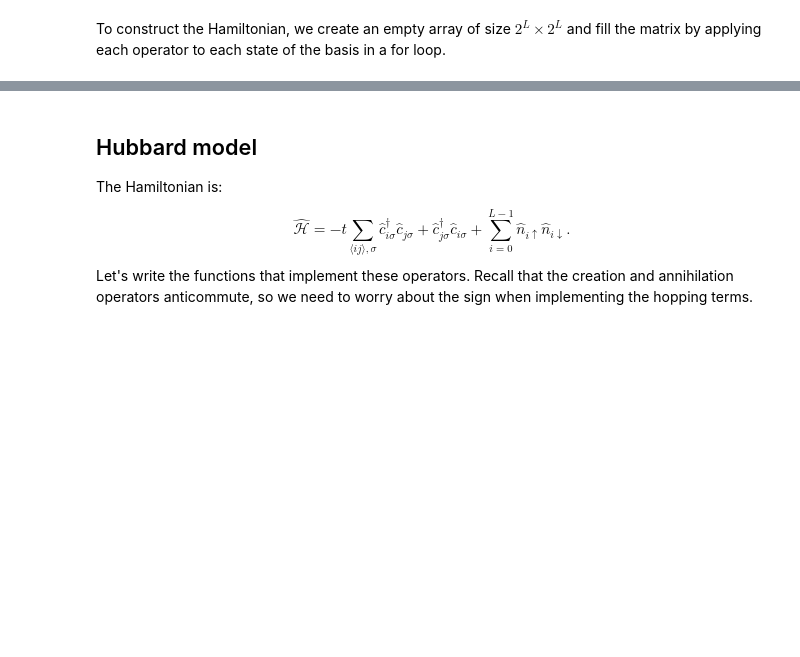
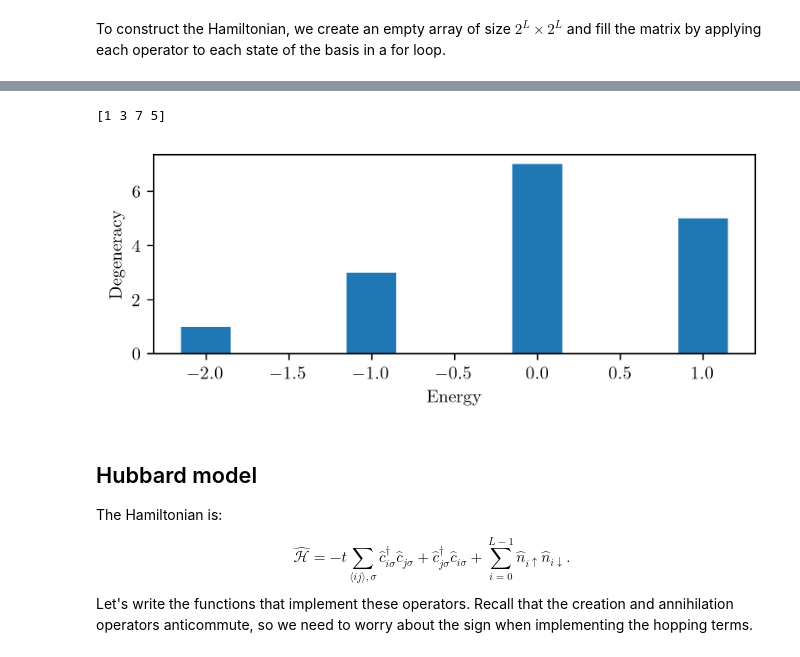
Before and after one commit to louishrm/Exact-Diagonalization, a Jupyter notebook: full_basis.ipynb, the cells around one changed output, grey strips where cells are left out. Saved outputs shown, nothing was run; the diff lists cells and outputs as text; code cells hidden in the pictures; blank space fills up the shorter version.

```diff
--- a/full_basis.ipynb
+++ b/full_basis.ipynb
@@ -66,3 +70,16 @@ IndexError: only integers, slices (`:`), ellipsis (`...`), numpy.newaxis (`None`
+# %%
+E,psi = np.linalg.eigh(Hheis) #diagonalize the Hamiltonian
+x,y = np.unique(np.round(E,5), return_counts=True)
+# %% [output]
+[1 3 7 5]
+# %%
+plt.figure(figsize=(6,2))
+plt.bar(x,y, width=0.3)
+plt.xlabel('Energy')
+plt.ylabel('Degeneracy')
+plt.savefig('figures/heis4E.pdf')
+# %% [output]
+[figure, added]
 # %% [markdown]
 ## Hubbard model
 The Hamiltonian is:
```
Also changed, not shown: parts of 4 cells of this notebook, 1 other file.
